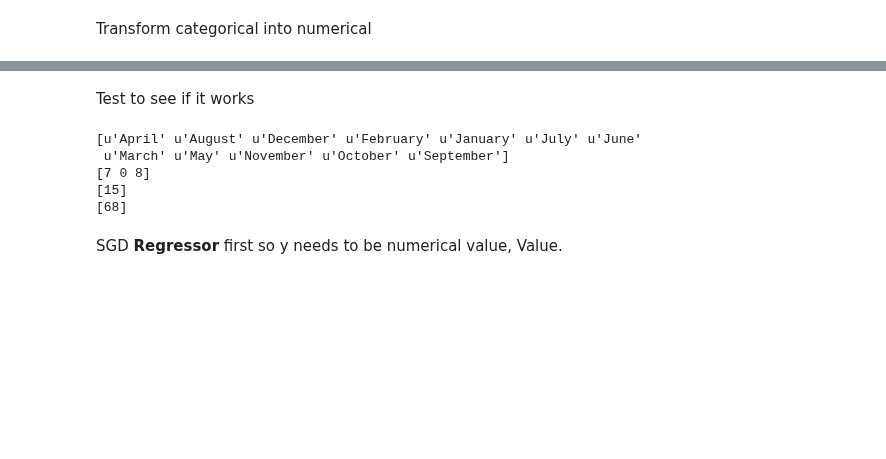
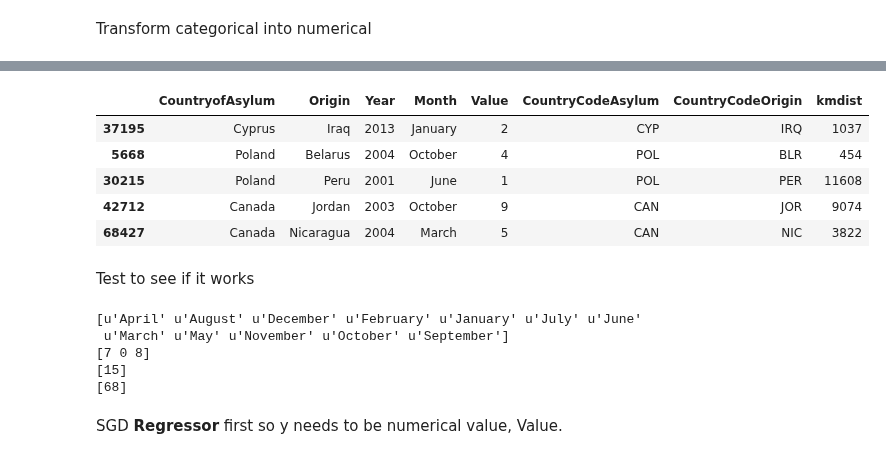
Before and after one commit to UNCG-CSE/World-Refugee-Forecast, a Jupyter notebook: src/SGDRegressor.ipynb, the cells around one changed output, grey strips where cells are left out. Cells and saved outputs as stored; diff of their text form; code cells hidden in the pictures; blank space fills up the shorter version.

```diff
--- a/src/SGDRegressor.ipynb
+++ b/src/SGDRegressor.ipynb
@@ -56,6 +167,17 @@ monthlyAsylumSeekers[['Country_territoryofasylum_residence','Origin', 'Month']].
 | 2 | 15 | 68 | 8 |
 | 3 | 15 | 68 | 6 |
 | 4 | 15 | 68 | 5 |
+# %%
+from sklearn.utils import shuffle
+final = shuffle(final)
+final.head()
+# %% [output]
+|  | CountryofAsylum | Origin | Year | Month | Value | CountryCodeAsylum | CountryCodeOrigin | kmdist |
+| 37195 | Cyprus | Iraq | 2013 | January | 2 | CYP | IRQ | 1037 |
+| 5668 | Poland | Belarus | 2004 | October | 4 | POL | BLR | 454 |
+| 30215 | Poland | Peru | 2001 | June | 1 | POL | PER | 11608 |
+| 42712 | Canada | Jordan | 2003 | October | 9 | CAN | JOR | 9074 |
+| 68427 | Canada | Nicaragua | 2004 | March | 5 | CAN | NIC | 3822 |
 # %% [markdown]
 Test to see if it works
 # %%
```
Also changed, not shown: parts of 19 cells of this notebook, 1 other file.
